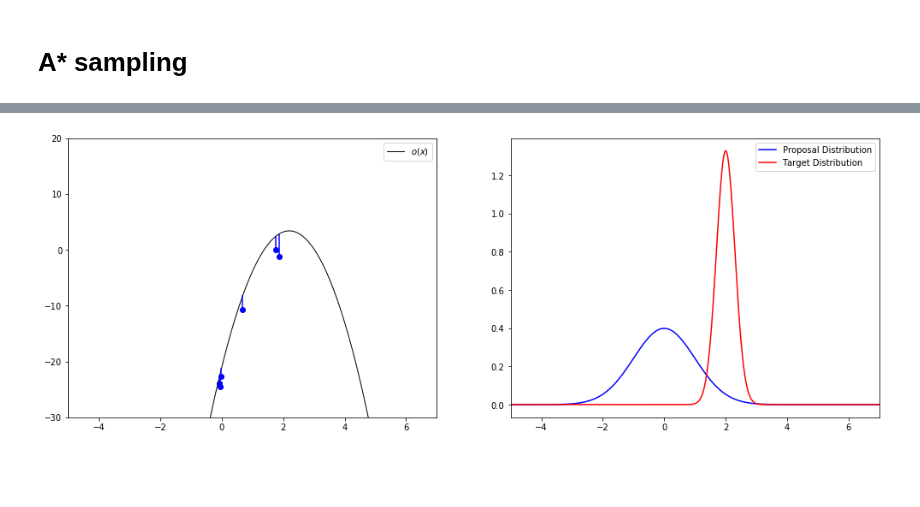
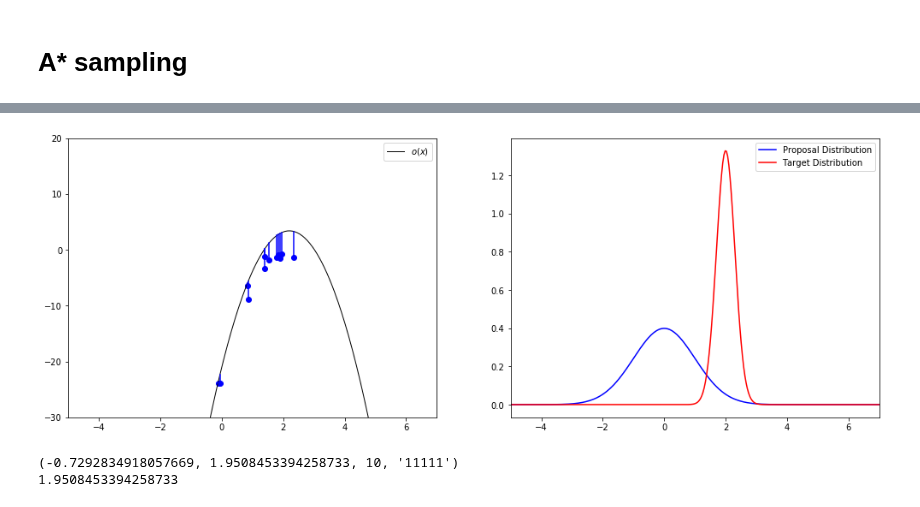
Before and after one commit to gergely-flamich/miracle-compression, a Jupyter notebook: code/A-star-sampling.ipynb, the cells around one changed output, grey strips where cells are left out. Cells and saved outputs as stored; diff of their text form; code cells hidden in the pictures; blank space fills up the shorter version.

Commit message:
A* sample encoding and decoding works

```diff
--- a/code/A-star-sampling.ipynb
+++ b/code/A-star-sampling.ipynb
@@ -141,7 +141,7 @@ plt.show()
 # A* sampling
 # =================================================================================
 
-def a_star_sample(prop_trunc_samp, prop_log_mass, log_diff, region_bound, verbose=False):
+def a_star_sample(prop_trunc_samp, prop_log_mass, log_diff, region_bound, seed, code_path=None, verbose=False):
     """
     prop_log_mass - function taking 2 arguments a, b and calculates \log\int_a^b i(x) dx
 
@@ -153,6 +153,8 @@ def a_star_sample(prop_trunc_samp, prop_log_mass, log_diff, region_bound, verbos
 
     region_bound - function taking 2 arguments a, b; is M(B) in the paper
     """
+
+    np.random.seed(seed)
 
     def plot_samp(x, g, diff):
         plt.plot([x, x], [diff, diff + g], color='b')
@@ -181,6 +183,11 @@ def a_star_sample(prop_trunc_samp, prop_log_mass, log_diff, region_bound, verbos
 
     m_1 = region_bound(*b_1)
 
+    # If we are decoding and no directions are provided,
+    # it means we should return the root node
+    if code_path is not None and len(code_path) == 0:
+        return x_1
+
     # Store G_1, X_1, B_1, M_1
     G.append(g_1)
     X.append(x_1)
@@ -191,7 +198,7 @@ def a_star_sample(prop_trunc_samp, prop_log_mass, log_diff, region_bound, verbos
         plot_samp(x_1, g_1, log_diff(x_1))
 
     # The heapq implementation of the heap is a min heap not a max heap!
-    hq.heappush(queue, (-(g_1 + m_1), 0))
+    hq.heappush(queue, (-(g_1 + m_1), 0, ""))
 
     # Run A* search
     # Note: since we are using the negative of the upper bounds
@@ -199,7 +206,7 @@ def a_star_sample(prop_trunc_samp, prop_log_mass, log_diff, region_bound, verbos
     while len(queue) > 0 and lower_bound < -min(queue)[0]:
 
         # Get the bound with the highest priority
-        _, p = hq.heappop(queue)
+        _, p, path = hq.heappop(queue)
 
         # Calculate new proposed lower bound based on G_p
         lower_bound_p = G[p] + log_diff(X[p])
@@ -210,13 +217,14 @@ def a_star_sample(prop_trunc_samp, prop_log_mass, log_diff, region_bound, verbos
             lower_bound = lower_bound_p
             samp = X[p]
             samp_idx = p
+            samp_path = path
 
         # Partition the space: split the current interval by X_p
         L = (B[p][0], X[p])
         R = (X[p], B[p][1])
 
         # Go down the heap / partitions
-        for C in [L, R]:
+        for C, direction in zip([L, R], ['0', '1']):
 
             # TODO: check if this is a sufficiently good empty set condition
             if not C[0] == C[1]:
@@ -227,6 +235,11 @@ def a_star_sample(prop_trunc_samp, prop_log_mass, log_diff, region_bound, verbos
                 g_k = trunc_gumbel_sample(loc=prop_log_mass(*C),
                                           trunc=G[p])
                 x_k = prop_trunc_samp(*C)
+
+                # If the path to the sample matches, then we are done and the
+                # current sample is the one we wanted
+                if code_path is not None and code_path == path + direction:
+                    return x_k
 
                 # Store B_k, G_k, X_k
                 B.append(b_k)
@@ -242,13 +255,14 @@ def a_star_sample(prop_trunc_samp, prop_log_mass, log_diff, region_bound, verbos
                     M.append(m_k)
 
                     if lower_bound < g_k + m_k:
-                        hq.heappush(queue, (-(g_k + m_k), k))
+
+                        hq.heappush(queue, (-(g_k + m_k), k, path + direction))
                 else:
                     # We push a non-informative bound here, so that the length of M
                     # is the same as the rest
                     M.append(0)
 
-    return lower_bound, samp, samp_idx
+    return lower_bound, samp, samp_idx, samp_path
 # %%
 def normal_log_diff(x, mu_prop, sigma_prop, mu_target, sigma_target):
     return norm.logpdf(x, mu_target, sigma_target) - norm.logpdf(x, mu_prop, sigma_prop)
@@ -279,34 +293,48 @@ sigma_prop = 1.
 mu_target = 2
 sigma_target = 0.3
 
 
 xs = np.linspace(-5, 7, 300)
 
 log_diff = lambda x: normal_log_diff(x, mu_prop, sigma_prop, mu_target, sigma_target)
 
 plt.figure(figsize=(17, 6))
 plt.subplot(121)
 plt.plot(xs, log_diff(xs), color='k', label="$o(x)$", linewidth=1)
 
 res = a_star_sample(prop_trunc_samp=lambda a, b: truncnorm.ppf(np.random.uniform(), a, b),
                     prop_log_mass=lambda a, b: np.log(norm.cdf(b) - norm.cdf(a)),
                     log_diff=log_diff,
                     region_bound=lambda a, b: normal_region_bound(a, b, mu_prop, sigma_prop, mu_target, sigma_target),
+                    seed=420,
                     verbose=True)
 
 plt.legend()
 plt.ylim([-30, 20])
 plt.xlim([-5, 7])
 
 plt.subplot(122)
 plt.plot(xs, norm.pdf(xs, mu_prop, sigma_prop), color='b', label="Proposal Distribution")
 plt.plot(xs, norm.pdf(xs, mu_target, sigma_target), color='r', label="Target Distribution")
 plt.legend()
 plt.xlim([-5, 7])
 
 plt.show()
+
+decode_res = a_star_sample(prop_trunc_samp=lambda a, b: truncnorm.ppf(np.random.uniform(), a, b),
+                    prop_log_mass=lambda a, b: np.log(norm.cdf(b) - norm.cdf(a)),
+                    log_diff=log_diff,
+                    region_bound=lambda a, b: normal_region_bound(a, b, mu_prop, sigma_prop, mu_target, sigma_target),
+                    seed=420,
+                    code_path=res[3],
+                    verbose=False)
+
+print(res)
+print(decode_res)
 # %% [output]
-[figure, old version]
+[figure, new version]
+(-0.7292834918057669, 1.9508453394258733, 10, '11111')
+1.9508453394258733
 # %%
 # for reproducibility
 np.random.seed(4)
```
Also changed, not shown: parts of 4 cells of this notebook, 1 other file.
